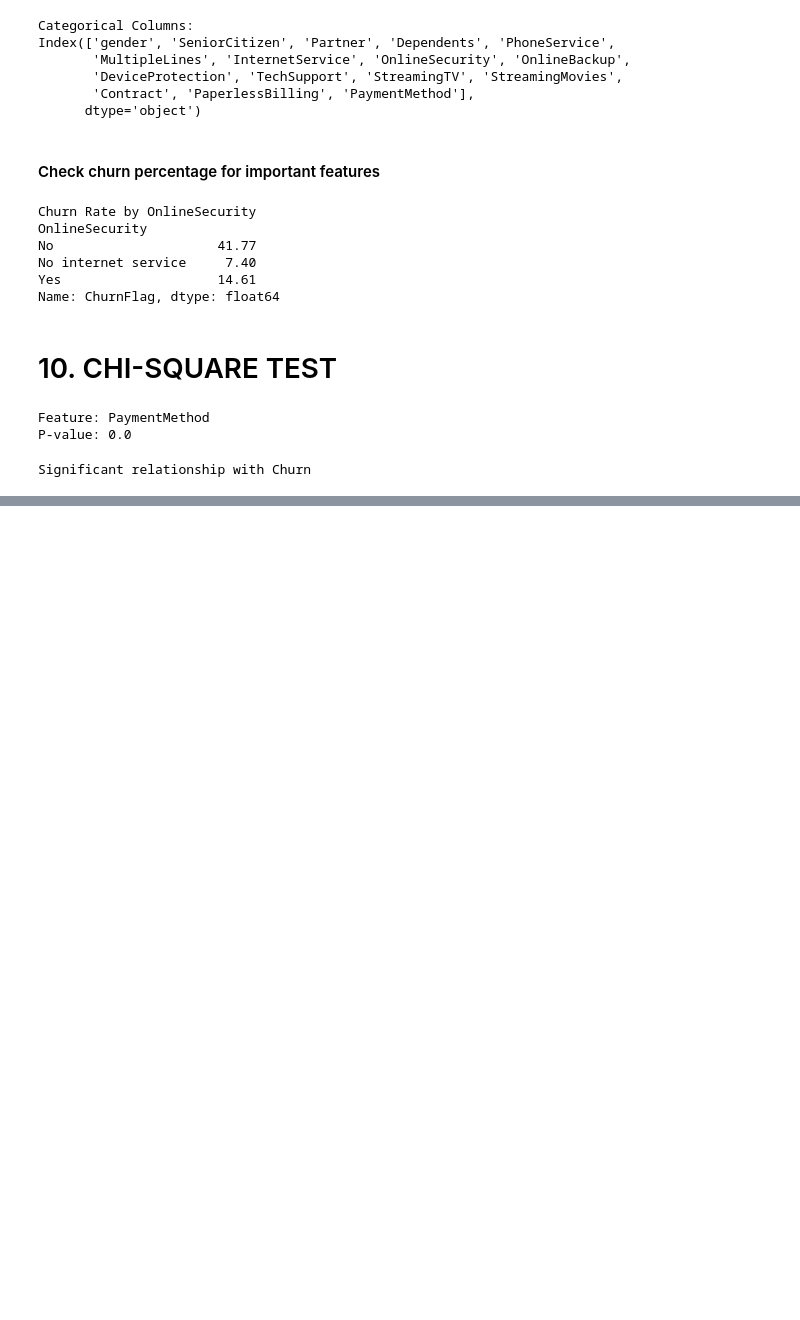
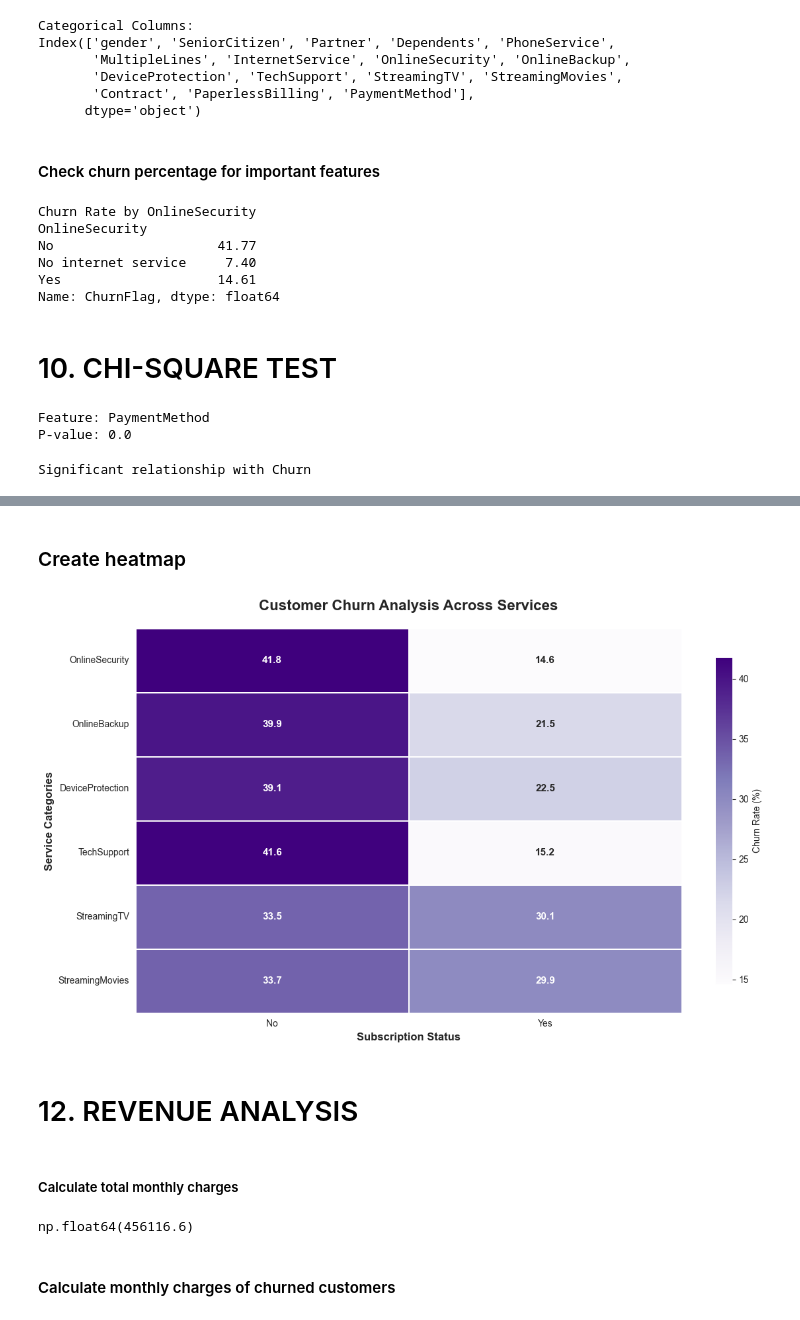
Before and after one commit to ABHINDEV01/ChurnShield-AI, a Jupyter notebook: note book/EDA.ipynb, the cells around one changed output, grey strips where cells are left out. Cells and saved outputs as stored; diff of their text form; code cells hidden in the pictures; blank space fills up the shorter version.

Commit message:
SERVICES VS CHURN AND REVENUE ANALYISIS AND REVENUE ANALYSIS BY CONTRACT

```diff
--- a/note book/EDA.ipynb
+++ b/note book/EDA.ipynb
@@ -380,0 +383,3 @@ Significant relationship with Churn
+# %%
+services = ["OnlineSecurity","OnlineBackup","DeviceProtection","TechSupport","StreamingTV","StreamingMovies"]
+service_data = {}
@@ -380,0 +395,4 @@ Significant relationship with Churn
+# %%
+for col in services:
+    rate = (df[df[col].isin(["Yes", "No"])].groupby(col)["ChurnFlag"].mean() * 100)  # Calculate churn rate for Yes and No
+    service_data[col] = rate
@@ -380,0 +406,4 @@ Significant relationship with Churn
+# %%
+# Convert results into DataFrame
+service_df = pd.DataFrame(service_data).T
+print(service_df.round(2))
@@ -380,0 +418,43 @@ Significant relationship with Churn
+# %% [markdown]
+### Create heatmap
+# %%
+
+# Premium Churn Rate Heatmap
+
+plt.figure(figsize=(12, 7))
+
+sns.heatmap(
+    service_df,
+    annot=True,
+    fmt=".1f",
+    cmap="Purples",
+    linewidths=1.2,
+    linecolor="white",
+    annot_kws={"size": 11, "weight": "bold"},
+    cbar_kws={
+        "label": "Churn Rate (%)",
+        "shrink": 0.85
+    }
+)
+
+plt.title(
+    "Customer Churn Analysis Across Services",
+    fontsize=16,
+    fontweight="bold",
+    pad=20
+)
+
+plt.xlabel("Subscription Status", fontsize=12, fontweight="bold")
+plt.ylabel("Service Categories", fontsize=12, fontweight="bold")
+
+plt.xticks(rotation=0, fontsize=10)
+plt.yticks(rotation=0, fontsize=10)
+
+plt.tight_layout()
+plt.show()
+# %% [output]
+[figure, added]
+# %% [markdown]
+# 12. REVENUE ANALYSIS
+# %% [markdown]
+##### Calculate total monthly charges
@@ -380,0 +463,6 @@ Significant relationship with Churn
+# %%
+total_revenue
+# %% [output]
+np.float64(456116.6)
+# %% [markdown]
+#### Calculate monthly charges of churned customers
```
Also changed, not shown: parts of 18 cells of this notebook.
